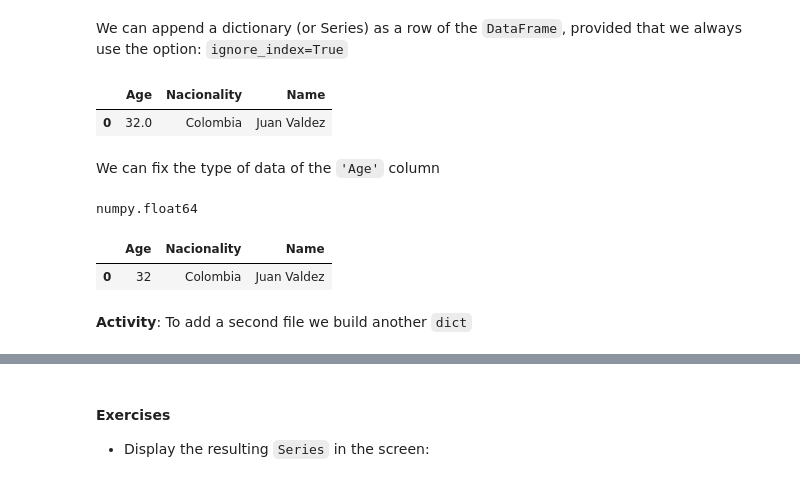
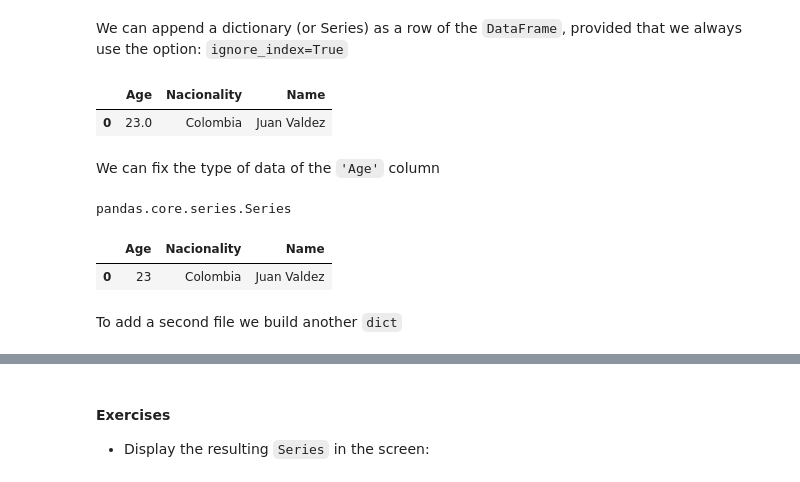
Before and after one commit to restrepo/ComputationalMethods, a Jupyter notebook: material/Pandas.ipynb, the cells around one changed output, grey strips where cells are left out. Drawn from its saved outputs; the diff is of its cells as text; code cells hidden in the pictures.

```diff
--- a/material/Pandas.ipynb
+++ b/material/Pandas.ipynb
@@ -334,26 +314,26 @@ True
 # %% [markdown]
 We can append a dictionary (or Series) as a row of the `DataFrame`, provided that we always use the option: `ignore_index=True`
 # %%
-d={'Name':'Juan Valdez','Nacionality':'Colombia','Age':32}
+d={'Name':'Juan Valdez','Nacionality':'Colombia','Age':23}
 df=df.append(d,ignore_index=True)
 df
 # %% [output]
 |  | Age | Nacionality | Name |
-| 0 | 32.0 | Colombia | Juan Valdez |
+| 0 | 23.0 | Colombia | Juan Valdez |
 # %% [markdown]
 We can fix the type of data of the `'Age'` column
 # %%
-type(df.loc[0,'Age'])
+type(df.Age)
 # %% [output]
-numpy.float64
+pandas.core.series.Series
 # %%
 df['Age']=df.Age.astype(int)
 df
 # %% [output]
 |  | Age | Nacionality | Name |
-| 0 | 32 | Colombia | Juan Valdez |
+| 0 | 23 | Colombia | Juan Valdez |
 # %% [markdown]
-__Activity__: To add a second file we build another `dict`
+To add a second file we build another `dict`
 # %%
 d={}
 for k in ['Name','Nacionality','Age','Company']:
```
Also changed, not shown: parts of 12 cells of this notebook, 1 other file.
